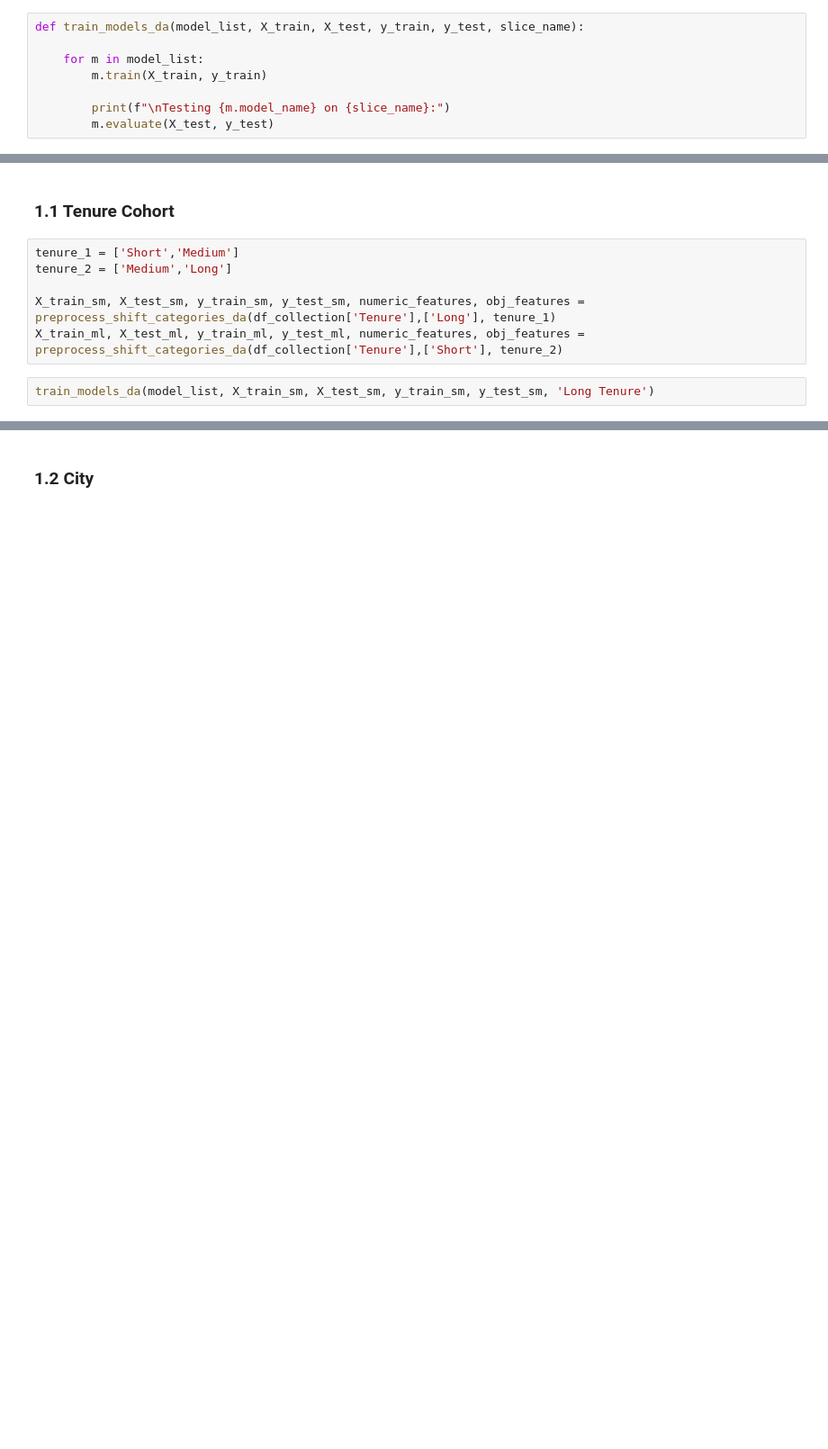
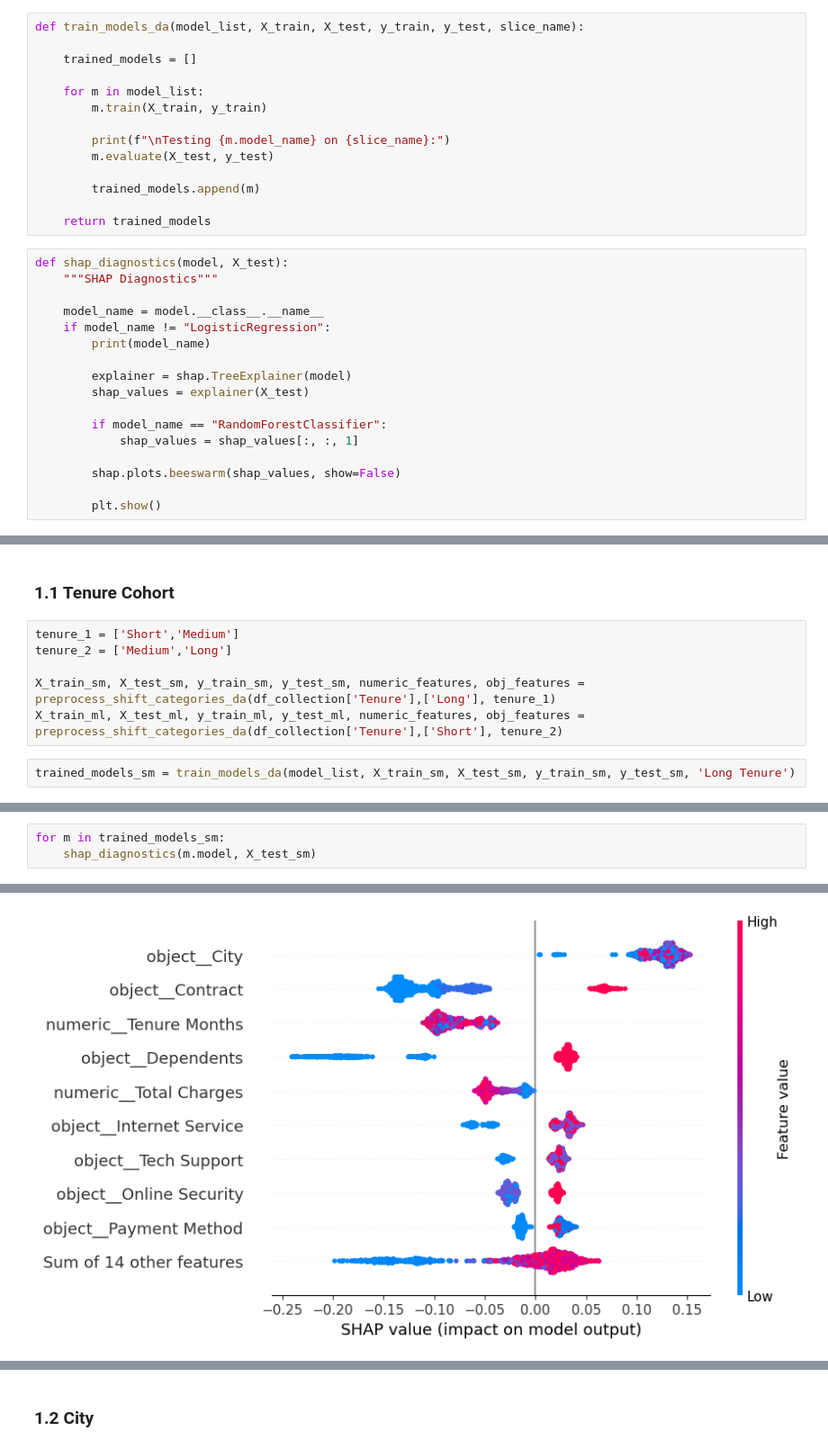
Before and after one commit to uladcharn/Interpretable_Gradient_Boosting__Under_Data_distribution_Shift, a Jupyter notebook: main_analysis.ipynb, the cells around one changed output, grey strips where cells are left out. Shown at 90% size. Saved outputs shown, nothing was run; the diff lists cells and outputs as text; blank space fills up the shorter version.

Commit message:
Removed Churn Score variable at initial preprocessing to prevent data leakage. Added SHAP analytics.

```diff
--- a/main_analysis.ipynb
+++ b/main_analysis.ipynb
@@ -9,12 +11,35 @@ df_collection = separate_data_shift_categories(df)
 # 1. Distribution Analysis
 # %%
 def train_models_da(model_list, X_train, X_test, y_train, y_test, slice_name):
+
+    trained_models = []
 
     for m in model_list:
         m.train(X_train, y_train)
 
         print(f"\nTesting {m.model_name} on {slice_name}:")
         m.evaluate(X_test, y_test)
+
+        trained_models.append(m)
+
+    return trained_models
+# %%
+def shap_diagnostics(model, X_test):
+    """SHAP Diagnostics"""
+
+    model_name = model.__class__.__name__
+    if model_name != "LogisticRegression":
+        print(model_name)
+
+        explainer = shap.TreeExplainer(model)
+        shap_values = explainer(X_test)
+
+        if model_name == "RandomForestClassifier":
+            shap_values = shap_values[:, :, 1]
+
+        shap.plots.beeswarm(shap_values, show=False)
+
+        plt.show()
 # %%
 model_list = [RFModel(), XGBModel(), LGBMModel(), GBTModel(), LogRegModel()]
 # %% [markdown]
@@ -26,7 +51,7 @@ tenure_2 = ['Medium','Long']
 X_train_sm, X_test_sm, y_train_sm, y_test_sm, numeric_features, obj_features = preprocess_shift_categories_da(df_collection['Tenure'],['Long'], tenure_1)
 X_train_ml, X_test_ml, y_train_ml, y_test_ml, numeric_features, obj_features = preprocess_shift_categories_da(df_collection['Tenure'],['Short'], tenure_2)
 # %%
-train_models_da(model_list, X_train_sm, X_test_sm, y_train_sm, y_test_sm, 'Long Tenure')
+trained_models_sm = train_models_da(model_list, X_train_sm, X_test_sm, y_train_sm, y_test_sm, 'Long Tenure')
 # %% [output]
 Testing DecisionTree/RF on Long Tenure:
 --- DecisionTree/RF Evaluation ---
@@ -67,0 +95,4 @@ weighted avg       0.89      0.89      0.89      1970
+# %%
+for m in trained_models_sm:
+    shap_diagnostics(m.model, X_test_sm)
+# %% [output]
@@ -67,0 +100 @@ weighted avg       0.89      0.89      0.89      1970
+[figure, added]
```
Also changed, not shown: parts of 21 cells of this notebook, 4 other files.
